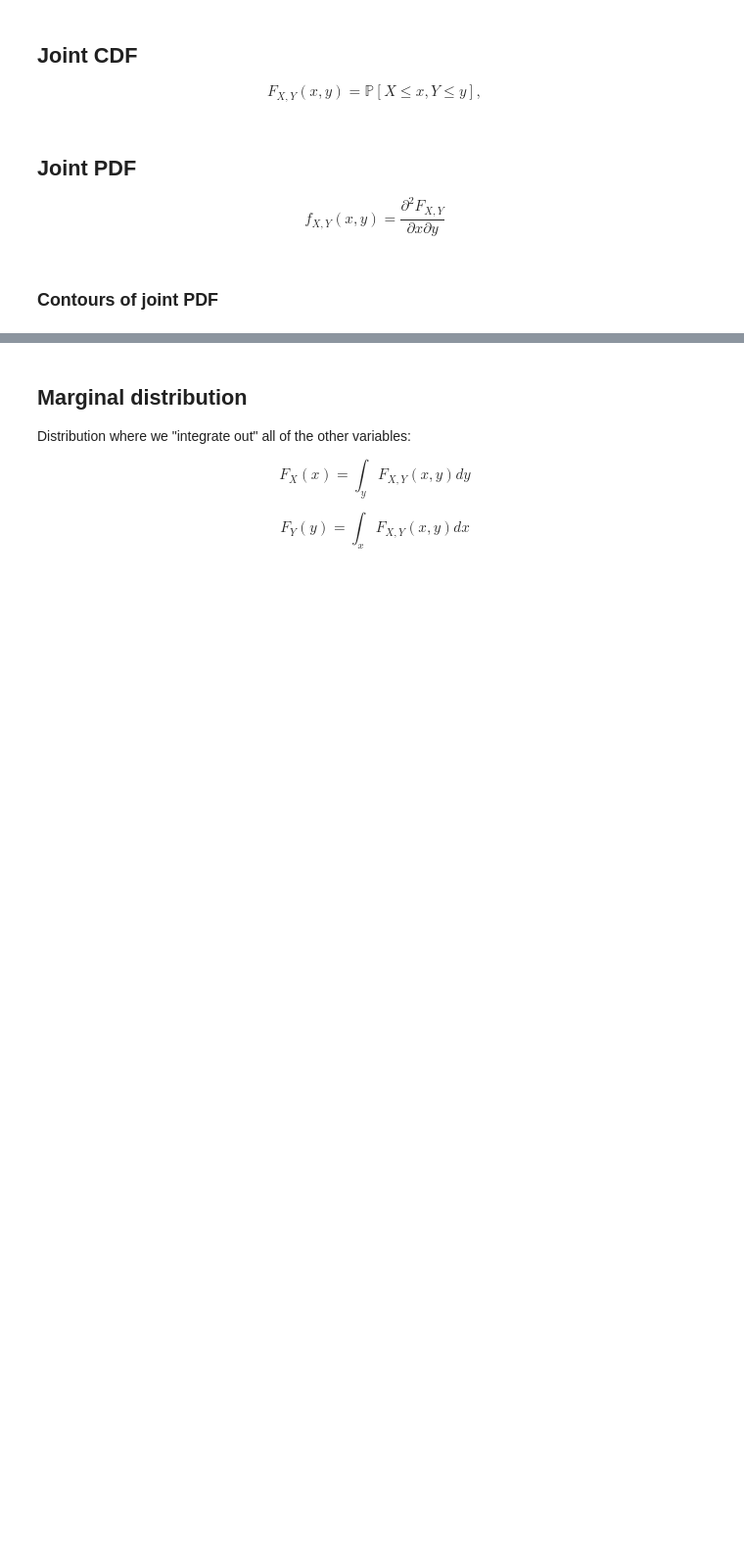
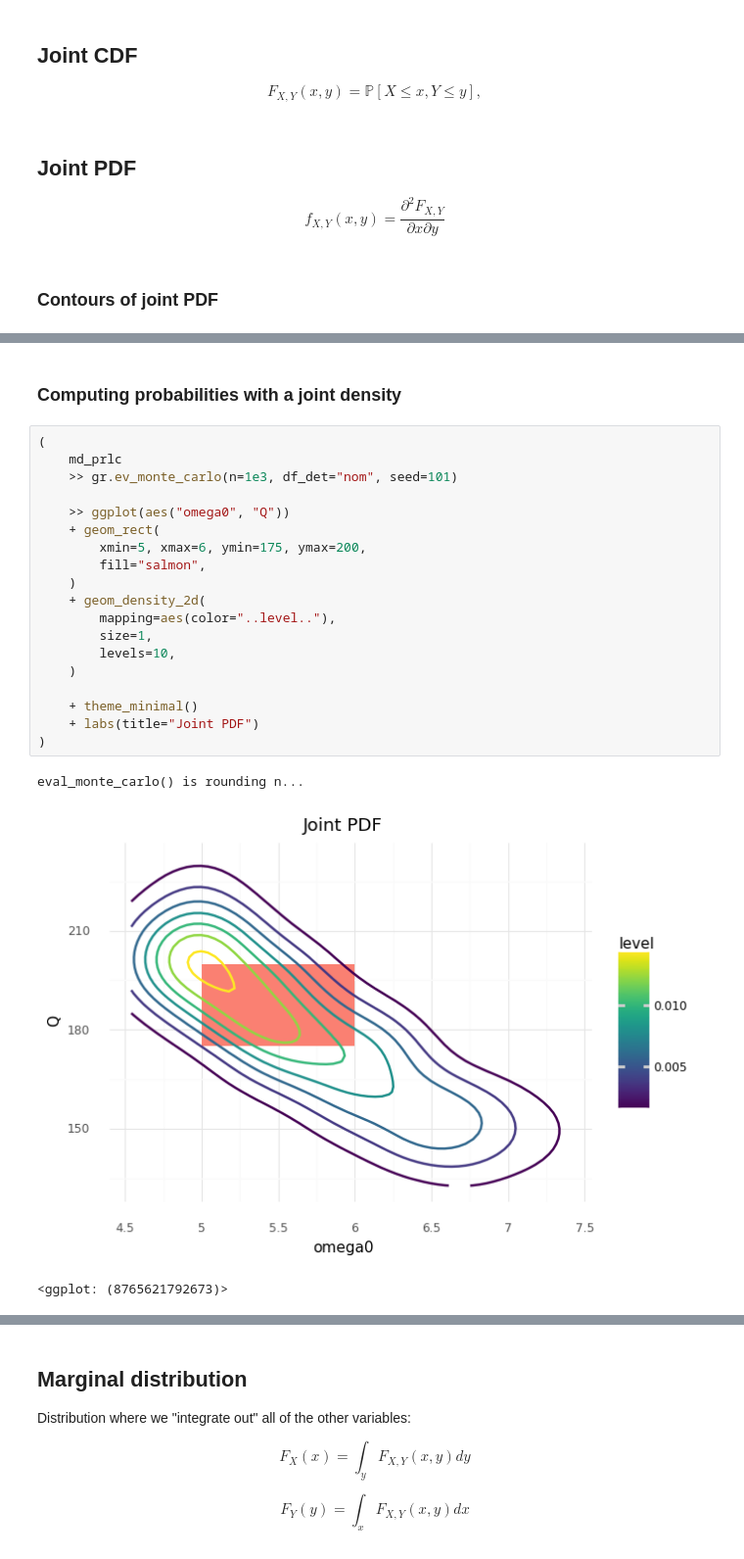
Before and after one commit to zdelrosario/pdo-notes, a Jupyter notebook: day17.ipynb, the cells around one changed output, grey strips where cells are left out. Shown at 98% size. Saved outputs shown, nothing was run; the diff lists cells and outputs as text; blank space fills up the shorter version.

```diff
--- a/day17.ipynb
+++ b/day17.ipynb
@@ -281,0 +282,25 @@ eval_monte_carlo() is rounding n...
+# %% [markdown]
+### Computing probabilities with a joint density
+# %%
+(
+    md_prlc
+    >> gr.ev_monte_carlo(n=1e3, df_det="nom", seed=101)
+
+    >> ggplot(aes("omega0", "Q"))
+    + geom_rect(
+        xmin=5, xmax=6, ymin=175, ymax=200,
+        fill="salmon",
+    )
+    + geom_density_2d(
+        mapping=aes(color="..level.."),
+        size=1,
+        levels=10,
+    )
+
+    + theme_minimal()
+    + labs(title="Joint PDF")
+)
+# %% [output]
+eval_monte_carlo() is rounding n...
+[figure, added]
+<ggplot: (8765621792673)>
```
Also changed, not shown: parts of 22 cells of this notebook.
